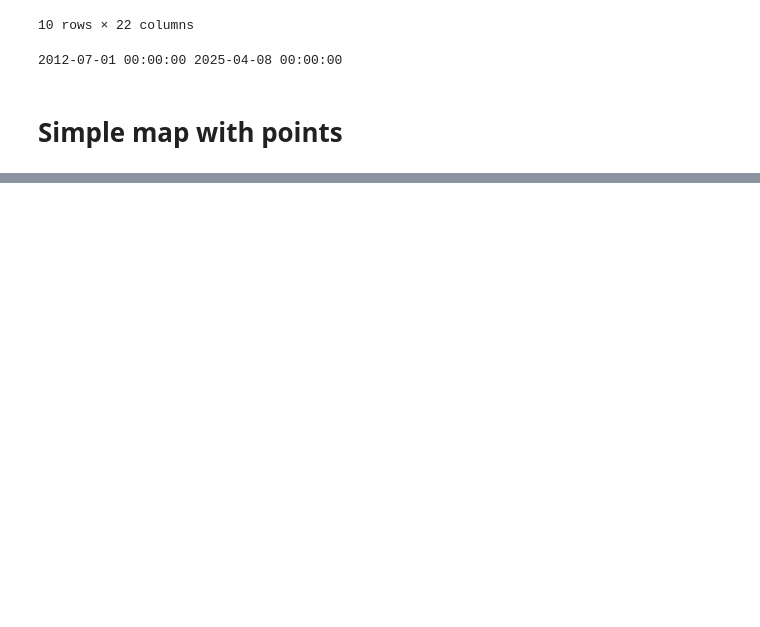
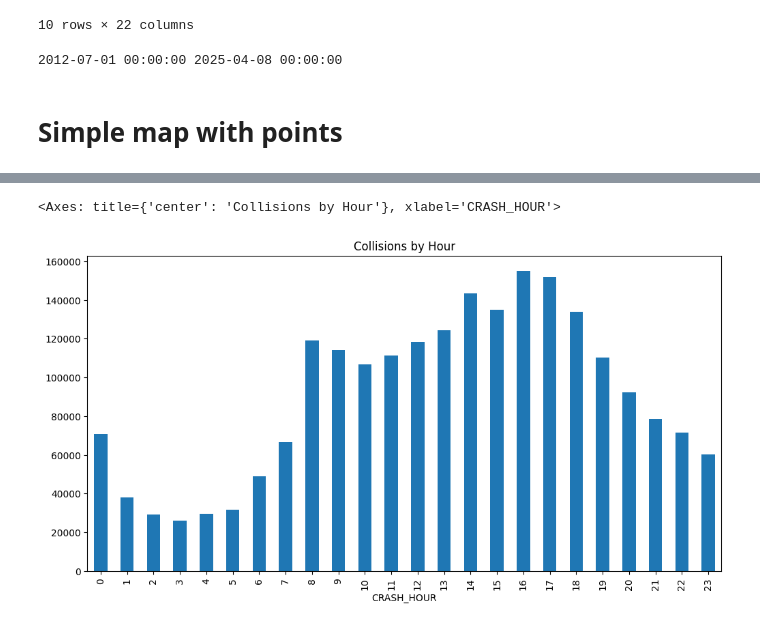
Before and after one commit to GisleGaren/GisleGaren.github.io, a Jupyter notebook: data_explore/explore.ipynb, the cells around one changed output, grey strips where cells are left out. Saved outputs shown, nothing was run; the diff lists cells and outputs as text; code cells hidden in the pictures; blank space fills up the shorter version.

```diff
--- a/data_explore/explore.ipynb
+++ b/data_explore/explore.ipynb
@@ -47,3 +48,11 @@ for _, row in sample.iterrows():
 m
 # %% [output]
 [interactive output not drawn]
+# %%
+plt.figure(figsize=(12, 6))
+
+df_vehicle_crashes["CRASH_HOUR"] = pd.to_datetime(df_vehicle_crashes["CRASH TIME"], errors="coerce").dt.hour
+df_vehicle_crashes["CRASH_HOUR"].value_counts().sort_index().plot(kind="bar", title="Collisions by Hour")
+# %% [output]
+<Axes: title={'center': 'Collisions by Hour'}, xlabel='CRASH_HOUR'>
+[figure, added]
```
Also changed, not shown: parts of 5 cells of this notebook.
